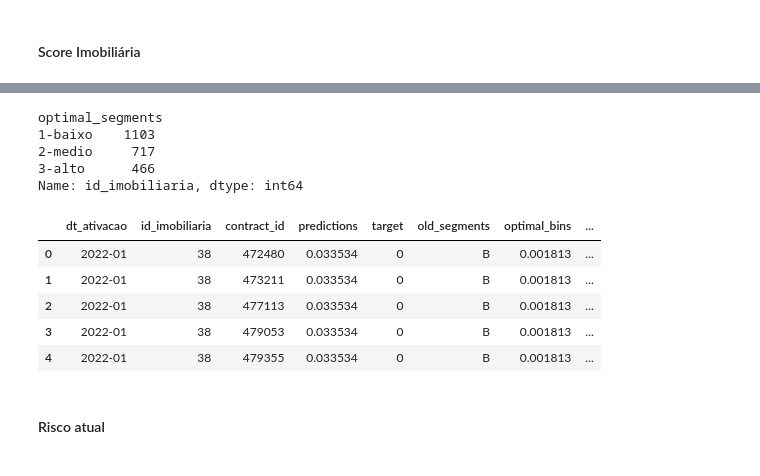
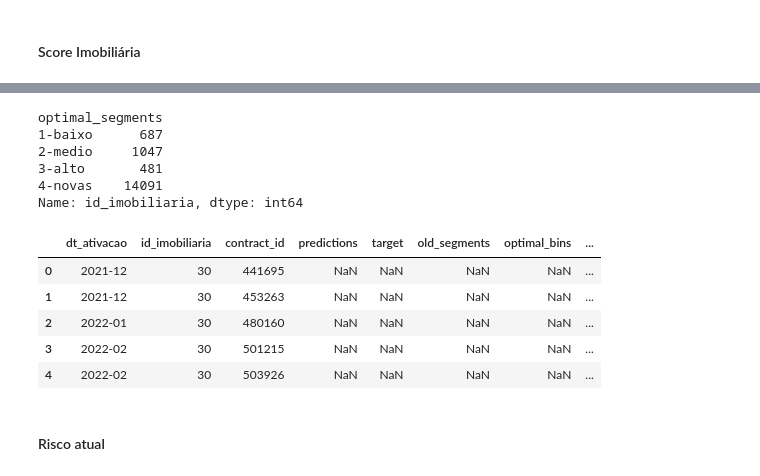
Before and after one commit to loft-br/cp-score-imobiliaria, a Jupyter notebook: notebooks/6_econ_calculator.ipynb, the cells around one changed output, grey strips where cells are left out. Cells and saved outputs as stored; diff of their text form; code cells hidden in the pictures.

```diff
--- a/notebooks/econ_calculator.ipynb
+++ b/notebooks/6_econ_calculator.ipynb
@@ -24,0 +15,22 @@ df_bins.head()
+# %%
+scores_4KST = (
+    pd.read_csv("data/scores.csv")
+    [["dt_ativacao", "id_contrato", "faixa_score"]]
+    .rename(columns={
+        "id_contrato": "contract_id",
+        "faixa_score": "rating_4KST"
+    })
+)
+scores_4KST.dt_ativacao = pd.to_datetime(scores_4KST["dt_ativacao"]).dt.strftime("%Y-%m")
+# %%
+df_new_imobs = pd.read_csv("notebooks/outputs/df_new_imobs.csv")
+df_bins = pd.read_csv("notebooks/outputs/df_bins_2.csv")
+
+# Alinhando classificções com cohort de origem dos dados
+# df_bins.dt_ativacao = (pd.to_datetime(df_bins["dt_ativacao"]) - pd.DateOffset(months=6)).dt.strftime("%Y-%m")
+
+df_new_imobs["optimal_segments"] = "4-novas"
+df_bins = pd.concat([df_bins, df_new_imobs], ignore_index=True)
+df_bins.dt_ativacao = (pd.to_datetime(df_bins["dt_ativacao"])).dt.strftime("%Y-%m")
+
+df_bins.head()
@@ -33,20 +52,25 @@ info_contracts["dt_ativacao"] = pd.to_datetime(info_contracts["dt_ativacao"]).dt
 df_bins.groupby("optimal_segments")["id_imobiliaria"].size()
 # %% [output]
 optimal_segments
-1-baixo    1103
-2-medio     717
-3-alto      466
+1-baixo      687
+2-medio     1047
+3-alto       481
+4-novas    14091
 Name: id_imobiliaria, dtype: int64
 # %%
-df = info_contracts.merge(df_bins, on=["dt_ativacao", "id_imobiliaria"])
+df = (
+    info_contracts
+    .merge(df_bins, on=["dt_ativacao", "id_imobiliaria"])
+    .merge(scores_4KST, on=["dt_ativacao", "contract_id"], how="left")
+)
 df.head()
 # %% [output]
 |  | dt_ativacao | id_imobiliaria | contract_id | predictions | target | old_segments | optimal_bins | ... |
-| 0 | 2022-01 | 38 | 472480 | 0.033534 | 0 | B | 0.001813 | ... |
-| 1 | 2022-01 | 38 | 473211 | 0.033534 | 0 | B | 0.001813 | ... |
-| 2 | 2022-01 | 38 | 477113 | 0.033534 | 0 | B | 0.001813 | ... |
-| 3 | 2022-01 | 38 | 479053 | 0.033534 | 0 | B | 0.001813 | ... |
-| 4 | 2022-01 | 38 | 479355 | 0.033534 | 0 | B | 0.001813 | ... |
+| 0 | 2021-12 | 30 | 441695 | NaN | NaN | NaN | NaN | ... |
+| 1 | 2021-12 | 30 | 453263 | NaN | NaN | NaN | NaN | ... |
+| 2 | 2022-01 | 30 | 480160 | NaN | NaN | NaN | NaN | ... |
+| 3 | 2022-02 | 30 | 501215 | NaN | NaN | NaN | NaN | ... |
+| 4 | 2022-02 | 30 | 503926 | NaN | NaN | NaN | NaN | ... |
 # %% [markdown]
 #### Risco atual
 # %%
```
Also changed, not shown: parts of 9 cells of this notebook, 33 other files.
